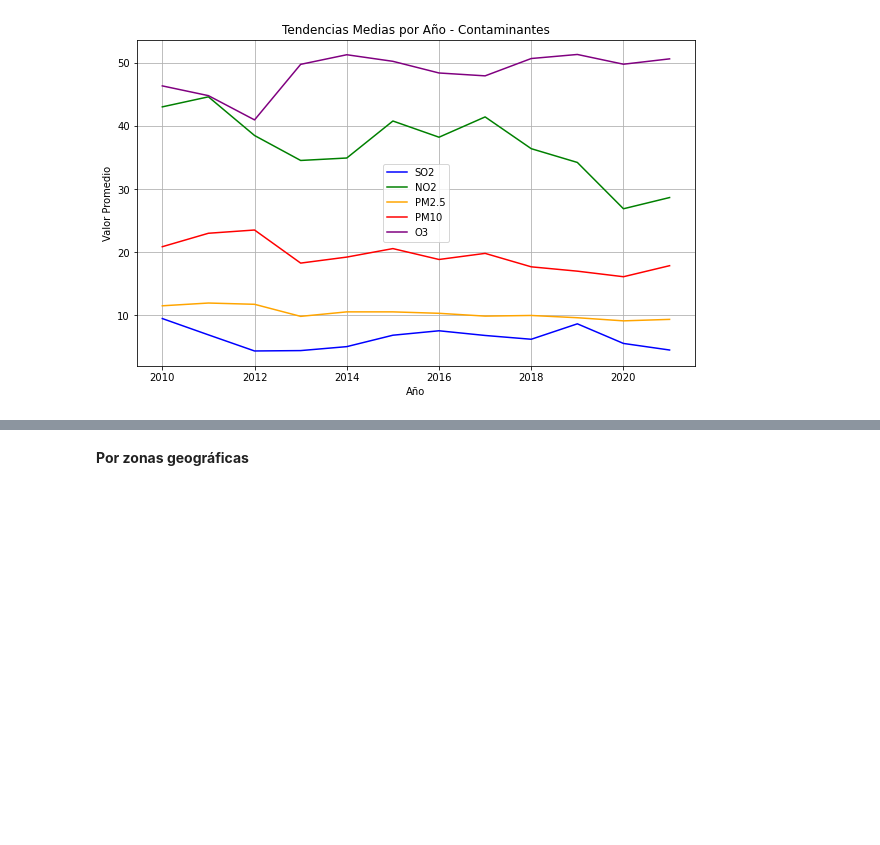
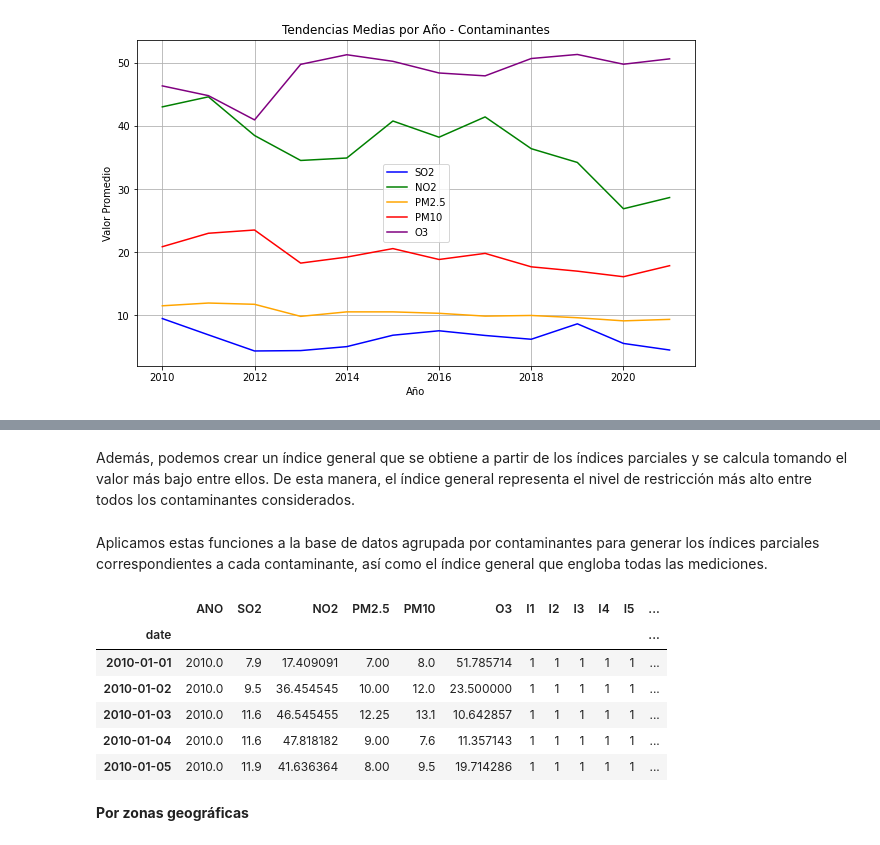
Before and after one commit to sofiamacein/TFG-Calidad-Aire-Madrid, a Jupyter notebook: TFG. CALIDAD AIRE MADRID_EDA.ipynb, the cells around one changed output, grey strips where cells are left out. Cells and saved outputs as stored; diff of their text form; code cells hidden in the pictures; blank space fills up the shorter version.

```diff
--- a/TFG. CALIDAD AIRE MADRID_EDA.ipynb
+++ b/TFG. CALIDAD AIRE MADRID_EDA.ipynb
@@ -432,2 +479,39 @@ plt.show()
+# %% [markdown]
+Además, podemos crear un índice general  que se obtiene a partir de los índices parciales y se calcula tomando el valor más bajo entre ellos. De esta manera, el índice general representa el nivel de restricción más alto entre todos los contaminantes considerados.
+# %%
+def indice_general(arr):
+    indice = np.max(arr)
+    return indice
+# %% [markdown]
+Aplicamos estas funciones a la base de datos agrupada por contaminantes para generar los índices parciales correspondientes a cada contaminante, así como el índice general que engloba todas las mediciones.
+# %%
+# Indice para S02
+ts_magnitudes['I1'] = indice_parcial(ts_magnitudes['SO2'], 'SO2')
+
+# Indice para N02
+ts_magnitudes['I2'] = indice_parcial(ts_magnitudes['NO2'], 'NO2')
+
+# Indice para PM2.5
+ts_magnitudes['I3'] = indice_parcial(ts_magnitudes['PM2.5'], 'PM2.5')
+
+# Indice para PM10
+ts_magnitudes['I4'] = indice_parcial(ts_magnitudes['PM10'], 'PM10')
+
+# Indice para O3
+ts_magnitudes['I5'] = indice_parcial(ts_magnitudes['O3'], 'O3')
+
+# Indice general
+ts_magnitudes['Indice'] = ts_magnitudes.loc[:,'I1':'I5'].apply(indice_general,axis=1)
+
+# Visualizacion
+ts_magnitudes.head(5)
+# %% [output]
+|  | ANO | SO2 | NO2 | PM2.5 | PM10 | O3 | I1 | I2 | I3 | I4 | I5 | ... |
+| date |  |  |  |  |  |  |  |  |  |  |  | ... |
+| 2010-01-01 | 2010.0 | 7.9 | 17.409091 | 7.00 | 8.0 | 51.785714 | 1 | 1 | 1 | 1 | 1 | ... |
+| 2010-01-02 | 2010.0 | 9.5 | 36.454545 | 10.00 | 12.0 | 23.500000 | 1 | 1 | 1 | 1 | 1 | ... |
+| 2010-01-03 | 2010.0 | 11.6 | 46.545455 | 12.25 | 13.1 | 10.642857 | 1 | 1 | 1 | 1 | 1 | ... |
+| 2010-01-04 | 2010.0 | 11.6 | 47.818182 | 9.00 | 7.6 | 11.357143 | 1 | 1 | 1 | 1 | 1 | ... |
+| 2010-01-05 | 2010.0 | 11.9 | 41.636364 | 8.00 | 9.5 | 19.714286 | 1 | 1 | 1 | 1 | 1 | ... |
 # %% [markdown]
 **Por zonas geográficas**
```
Also changed, not shown: parts of 82 cells of this notebook.
